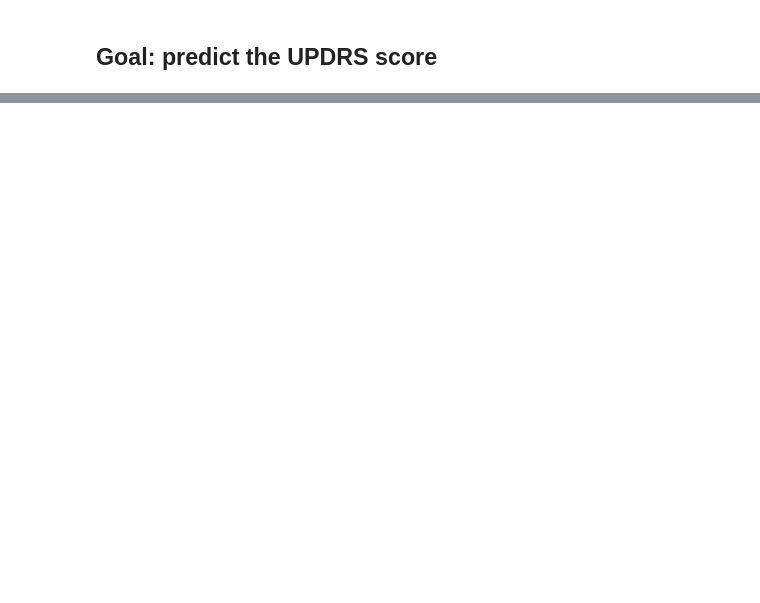
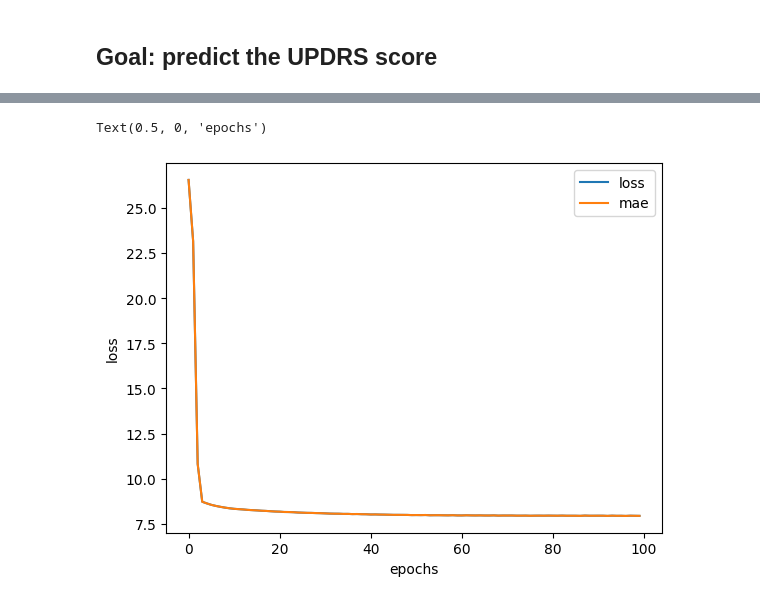
Before and after one commit to alexngUNC/FNN-Regularization, a Jupyter notebook: parkinsonA.ipynb, the cells around one changed output, grey strips where cells are left out. Cells and saved outputs as stored; diff of their text form; code cells hidden in the pictures; blank space fills up the shorter version.

```diff
--- a/parkinsonA.ipynb
+++ b/parkinsonA.ipynb
@@ -53,0 +240,20 @@ plt.show()
+# %%
+from sklearn.compose import make_column_transformer
+from sklearn.preprocessing import MinMaxScaler, OneHotEncoder
+from sklearn.model_selection import train_test_split
+
+# create a column transformer - no need to transform target variable, just features
+ct = make_column_transformer(
+  (MinMaxScaler(), numeric_cols), # turn all values in these columns between 0 and 1
+  (OneHotEncoder(handle_unknown='ignore'), ['sex'])
+)
+
+# split into train and test sets
+X_train, X_test, y_train, y_test = train_test_split(X, y, test_size=0.2, random_state=42)
+
+# fit the column transformer to our training data
+ct.fit(X_train)
+
+# transform training and test data with normalization (MinMaxScaler) and OneHotEncoder
+X_train_normal = pd.DataFrame(ct.transform(X_train))
+X_test_normal = pd.DataFrame(ct.transform(X_test))
@@ -53,0 +269,19 @@ plt.show()
+# %%
+import tensorflow as tf
+from tensorflow.keras import Sequential as Sequential
+from tensorflow.keras.layers import Dense as Dense
+tf.random.set_seed(42)
+
+model_n = Sequential([
+  Dense(4, activation='relu'),
+  Dense(4, activation='relu'),
+  Dense(4, activation='softplus'),
+  Dense(1)
+])
+
+model_n.compile(loss='mae',
+  optimizer=tf.keras.optimizers.Adam(),
+  metrics=['mae']
+)
+
+history_n = model_n.fit(X_train_normal, y_train, epochs=100, verbose=1)
@@ -53,0 +313,8 @@ plt.show()
+# %%
+# plot history (also knowns as loss or training curve)
+pd.DataFrame(history_n.history).plot()
+plt.ylabel("loss")
+plt.xlabel("epochs")
+# %% [output]
+Text(0.5, 0, 'epochs')
+[figure, added]
```
Also changed, not shown: parts of 37 cells of this notebook, 2 other files.
